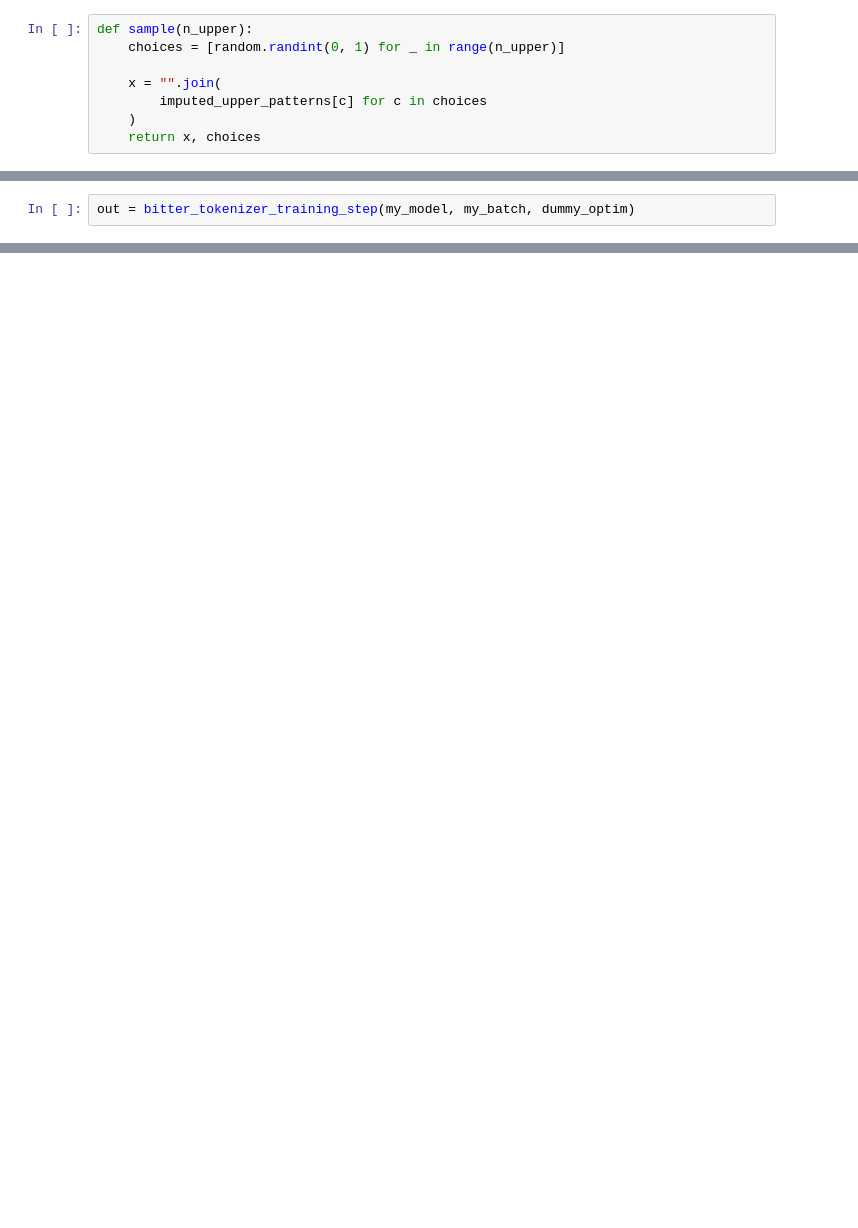
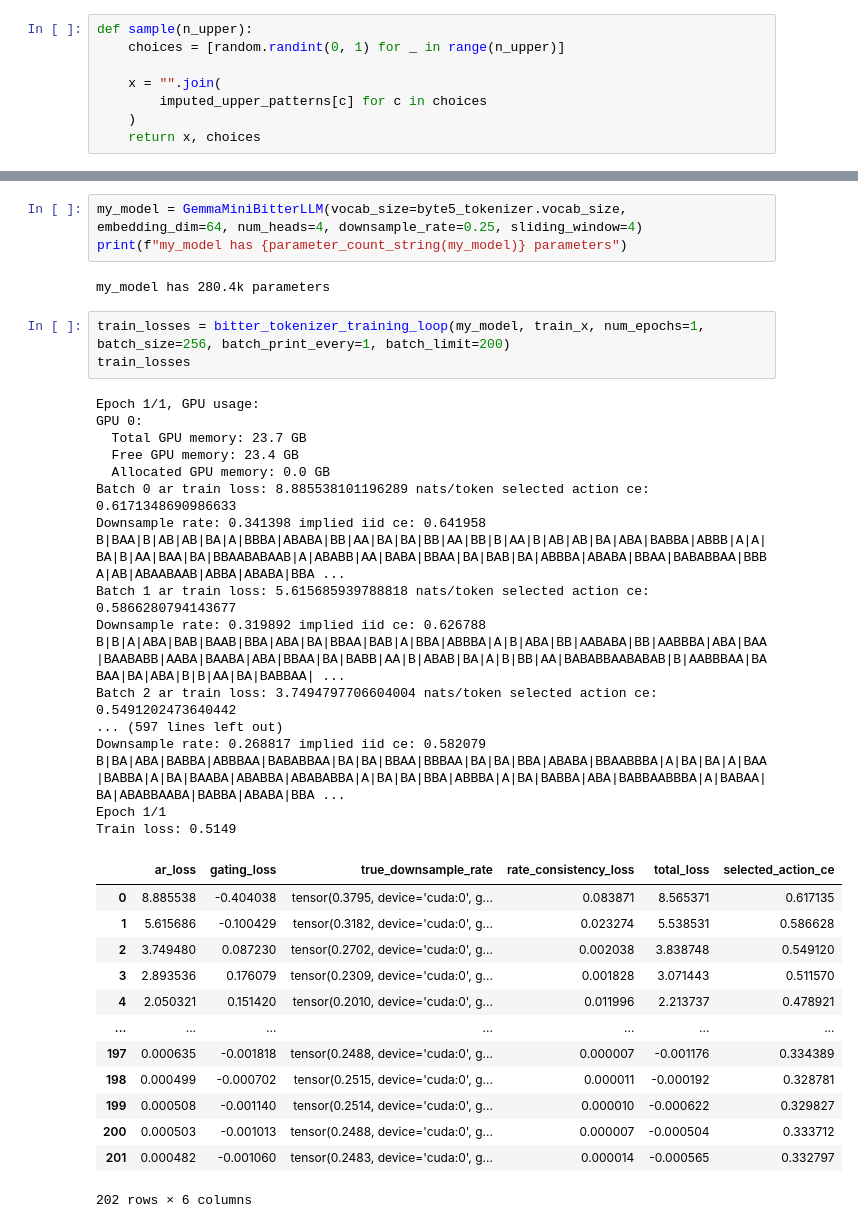
Before and after one commit to SamD770/bitter-lesson-tokenization, a Jupyter notebook: toy_problem.ipynb, the cells around one changed output, grey strips where cells are left out. Saved outputs shown, nothing was run; the diff lists cells and outputs as text; blank space fills up the shorter version.

```diff
--- a/toy_problem.ipynb
+++ b/toy_problem.ipynb
@@ -427,2 +492,0 @@ dummy_optim = torch.optim.Adam(my_model.parameters(), lr=0.)
-# %%
-out = bitter_tokenizer_training_step(my_model, my_batch, dummy_optim)
@@ -429,2 +584,41 @@ out = bitter_tokenizer_training_step(my_model, my_batch, dummy_optim)
+# %%
+my_model = GemmaMiniBitterLLM(vocab_size=byte5_tokenizer.vocab_size, embedding_dim=64, num_heads=4, downsample_rate=0.25, sliding_window=4)
+print(f"my_model has {parameter_count_string(my_model)} parameters")
+# %% [output]
+my_model has 280.4k parameters
+# %%
+train_losses = bitter_tokenizer_training_loop(my_model, train_x, num_epochs=1, batch_size=256, batch_print_every=1, batch_limit=200)
+train_losses
+# %% [output]
+Epoch 1/1, GPU usage:
+GPU 0:
+  Total GPU memory: 23.7 GB
+  Free GPU memory: 23.4 GB
+  Allocated GPU memory: 0.0 GB
+Batch 0 ar train loss: 8.885538101196289 nats/token selected action ce: 0.6171348690986633
+Downsample rate: 0.341398 implied iid ce: 0.641958
+B|BAA|B|AB|AB|BA|A|BBBA|ABABA|BB|AA|BA|BA|BB|AA|BB|B|AA|B|AB|AB|BA|ABA|BABBA|ABBB|A|A|BA|B|AA|BAA|BA|BBAABABAAB|A|ABABB|AA|BABA|BBAA|BA|BAB|BA|ABBBA|ABABA|BBAA|BABABBAA|BBBA|AB|ABAABAAB|ABBA|ABABA|BBA ...
+Batch 1 ar train loss: 5.615685939788818 nats/token selected action ce: 0.5866280794143677
+Downsample rate: 0.319892 implied iid ce: 0.626788
+B|B|A|ABA|BAB|BAAB|BBA|ABA|BA|BBAA|BAB|A|BBA|ABBBA|A|B|ABA|BB|AABABA|BB|AABBBA|ABA|BAA|BAABABB|AABA|BAABA|ABA|BBAA|BA|BABB|AA|B|ABAB|BA|A|B|BB|AA|BABABBAABABAB|B|AABBBAA|BABAA|BA|ABA|B|B|AA|BA|BABBAA| ...
+Batch 2 ar train loss: 3.7494797706604004 nats/token selected action ce: 0.5491202473640442
+... (597 lines left out)
+Downsample rate: 0.268817 implied iid ce: 0.582079
+B|BA|ABA|BABBA|ABBBAA|BABABBAA|BA|BA|BBAA|BBBAA|BA|BA|BBA|ABABA|BBAABBBA|A|BA|BA|A|BAA|BABBA|A|BA|BAABA|ABABBA|ABABABBA|A|BA|BA|BBA|ABBBA|A|BA|BABBA|ABA|BABBAABBBA|A|BABAA|BA|ABABBAABA|BABBA|ABABA|BBA ...
+Epoch 1/1
+Train loss: 0.5149
+|  | ar_loss | gating_loss | true_downsample_rate | rate_consistency_loss | total_loss | selected_action_ce |
+| 0 | 8.885538 | -0.404038 | tensor(0.3795, device='cuda:0', g... | 0.083871 | 8.565371 | 0.617135 |
+| 1 | 5.615686 | -0.100429 | tensor(0.3182, device='cuda:0', g... | 0.023274 | 5.538531 | 0.586628 |
+| 2 | 3.749480 | 0.087230 | tensor(0.2702, device='cuda:0', g... | 0.002038 | 3.838748 | 0.549120 |
+| 3 | 2.893536 | 0.176079 | tensor(0.2309, device='cuda:0', g... | 0.001828 | 3.071443 | 0.511570 |
+| 4 | 2.050321 | 0.151420 | tensor(0.2010, device='cuda:0', g... | 0.011996 | 2.213737 | 0.478921 |
+| ... | ... | ... | ... | ... | ... | ... |
+| 197 | 0.000635 | -0.001818 | tensor(0.2488, device='cuda:0', g... | 0.000007 | -0.001176 | 0.334389 |
+| 198 | 0.000499 | -0.000702 | tensor(0.2515, device='cuda:0', g... | 0.000011 | -0.000192 | 0.328781 |
+| 199 | 0.000508 | -0.001140 | tensor(0.2514, device='cuda:0', g... | 0.000010 | -0.000622 | 0.329827 |
+| 200 | 0.000503 | -0.001013 | tensor(0.2488, device='cuda:0', g... | 0.000007 | -0.000504 | 0.333712 |
+| 201 | 0.000482 | -0.001060 | tensor(0.2483, device='cuda:0', g... | 0.000014 | -0.000565 | 0.332797 |
+202 rows × 6 columns
 # %%
 import matplotlib.pyplot as plt
```
Also changed, not shown: parts of 27 cells of this notebook.
